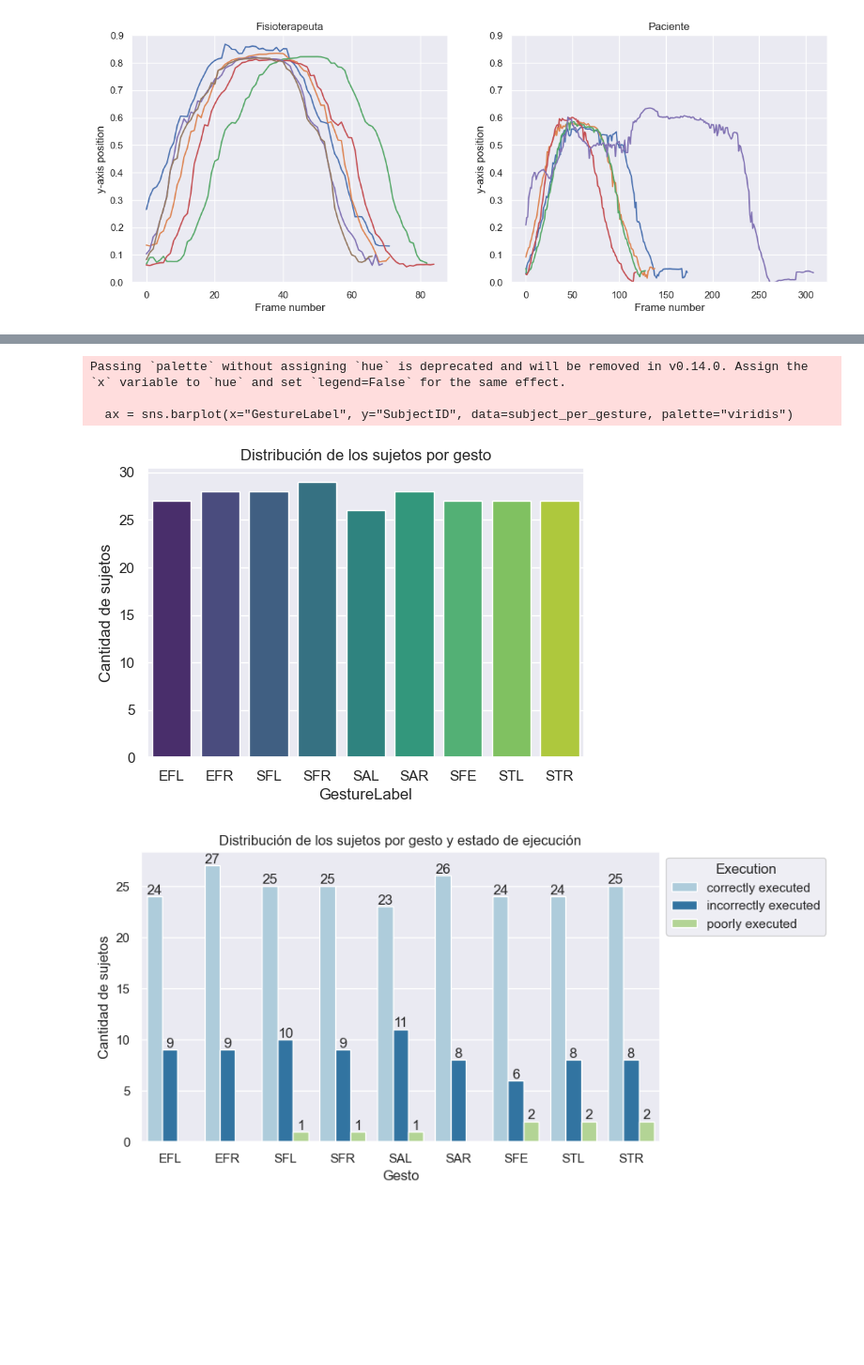
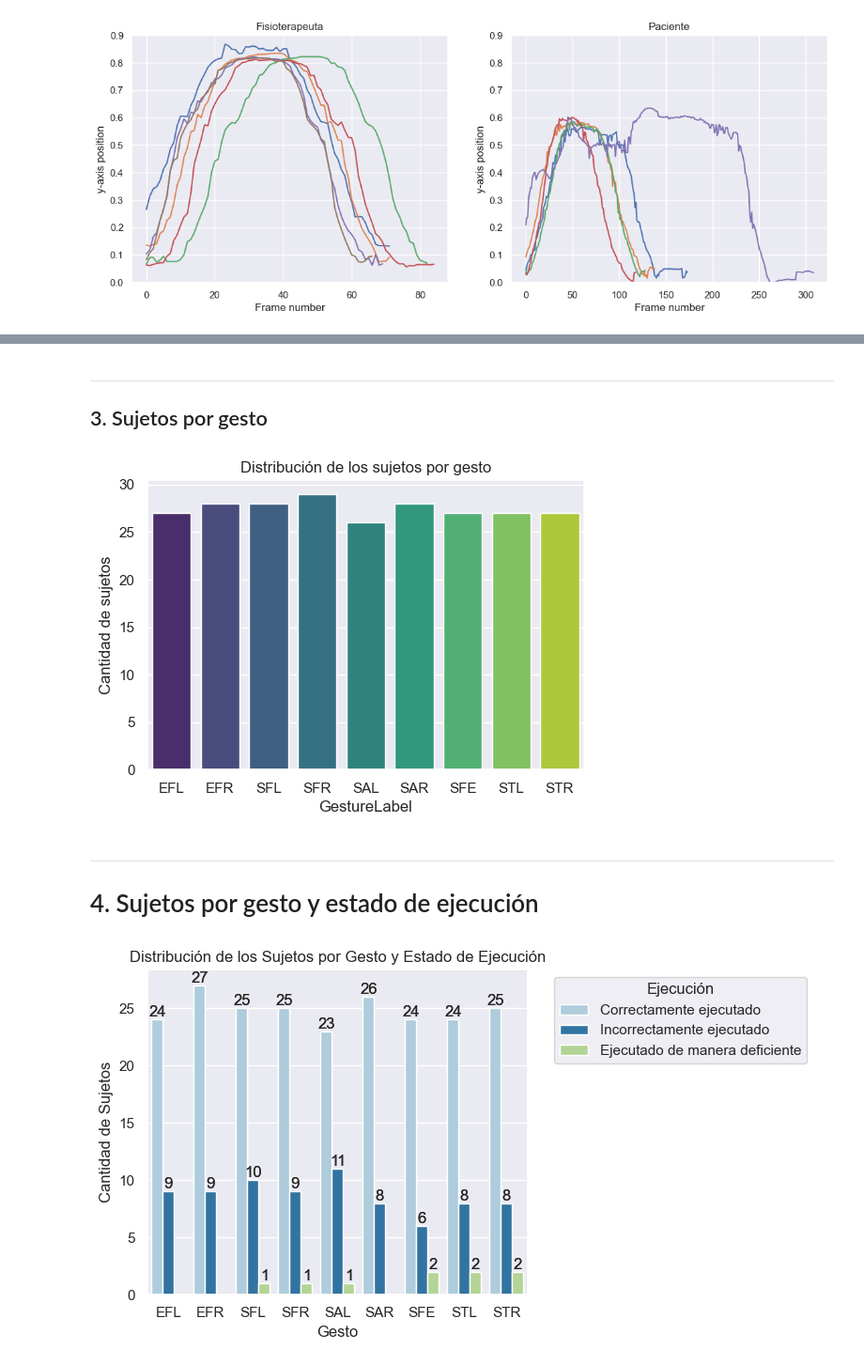
Before and after one commit to nmartinser/Telerehabilitation, a Jupyter notebook: notebooks/analisis_datos.ipynb, the cells around one changed output, grey strips where cells are left out. Shown at 94% size. Drawn from its saved outputs; the diff is of its cells as text; code cells hidden in the pictures; blank space fills up the shorter version.

```diff
--- a/notebooks/analisis_datos.ipynb
+++ b/notebooks/analisis_datos.ipynb
@@ -11,6 +32,6 @@ sns.set_theme(style="darkgrid")
 # %%
 # dataframe con toda la informacion recompilada de RawData
-df_data = pd.read_csv('../csvFiles/raw_pacientes.csv', dtype=object) # salida de leer_dataset.ipynb
+df_data = pd.read_csv('../Resultados/raw_pacientes.csv', dtype=object) # salida de leer_dataset.ipynb
 df_data.head() # visualizacion de la cabecera
 # %% [output]
 |  | SubjectID | GestureLabel | RepetitionNumber | CorrectLabel | Position | JointName | 3D_X | 3D_Y | ... |
@@ -99,49 +170,63 @@ Text(0, 0.5, 'Number of Patients')
+# %% [markdown]
+****
+## 3. Sujetos por gesto
 # %%
 subject_per_gesture = df_data.groupby("GestureLabel")["SubjectID"].nunique().reset_index()
 
-plt.figure(figsize=(6,4))
+# Crear el gráfico de barras
+plt.figure(figsize=(6, 4))
 ax = sns.barplot(x="GestureLabel", y="SubjectID", data=subject_per_gesture, palette="viridis")
-# Set the x-axis ticks to the desired labels
 
-# Set the x-axis ticks to the desired labels
+# Configurar las etiquetas del eje x con los gestos
 gesture_labels = ['EFL', 'EFR', 'SFL', 'SFR', 'SAL', 'SAR', 'SFE', 'STL', 'STR']
+ax.set_xticks(range(len(gesture_labels)))
 ax.set_xticklabels(gesture_labels)
 
+# Añadir título y etiquetas a los ejes
 ax.set_title("Distribución de los sujetos por gesto")
 ax.set_xlabel("GestureLabel")
 ax.set_ylabel("Cantidad de sujetos")
 plt.show()
 # %% [output]
-Passing `palette` without assigning `hue` is deprecated and will be removed in v0.14.0. Assign the `x` variable to `hue` and set `legend=False` for the same effect.
-
-  ax = sns.barplot(x="GestureLabel", y="SubjectID", data=subject_per_gesture, palette="viridis")
 [figure]
+# %% [markdown]
+*****
+# 4. Sujetos por gesto y estado de ejecución
 # %%
 subject_count_per_gesture_correct = df_data.groupby(["GestureLabel", "CorrectLabel"])["SubjectID"].nunique().reset_index()
 
 # Plotting
 plt.figure(figsize=(8, 4.5))
 ax = sns.barplot(x="GestureLabel", y="SubjectID", hue="CorrectLabel",
                  data=subject_count_per_gesture_correct, palette="Paired")
 
-ax.set_title("Distribución de los sujetos por gesto y estado de ejecución")
+# Crear el gráfico de barras con la separación por estado de ejecución (hue)
+ax = sns.barplot(x="GestureLabel", y="SubjectID", hue="CorrectLabel",
+                 data=subject_count_per_gesture_correct, palette="Paired")
+
+# Añadir título y etiquetas a los ejes
+ax.set_title("Distribución de los Sujetos por Gesto y Estado de Ejecución")
 ax.set_xlabel("Gesto")
-ax.set_ylabel("Cantidad de sujetos")
+ax.set_ylabel("Cantidad de Sujetos")
 
-# Set the x-axis ticks to the desired labels
+# Configurar las etiquetas del eje x con los nombres de los gestos
 gesture_labels = ['EFL', 'EFR', 'SFL', 'SFR', 'SAL', 'SAR', 'SFE', 'STL', 'STR']
-ax.set_xticklabels(gesture_labels)
+ax.set_xticks(range(len(gesture_labels)))  # Establecer las posiciones de los ticks
+ax.set_xticklabels(gesture_labels)  # Establecer las etiquetas de los ticks
+# Modificar las etiquetas de la leyenda
+legend_labels = ['Correctamente ejecutado',
+                 'Incorrectamente ejecutado',
+                 'Ejecutado de manera deficiente']
+handles, labels = ax.get_legend_handles_labels()
+ax.legend(handles=handles, labels=legend_labels,
+          title='Ejecución', bbox_to_anchor=(1.05, 1), loc='upper left')
 
-# Modify the legend labels
-legend_labels = ['correctly executed', 'incorrectly executed', 'poorly executed']
-handles, labels = ax.get_legend_handles_labels()
-ax.legend(handles=handles, labels=legend_labels, title='Execution')
-sns.move_legend(ax, "upper left", bbox_to_anchor=(1, 1))
+# Añadir etiquetas a las barras
+for container in ax.containers:
+    ax.bar_label(container, fmt='%d')
 
-for i in ax.containers:
-    ax.bar_label(i,)
-
+plt.tight_layout()
 plt.show()
 # %% [output]
-[figure, old version]
+[figure, new version]
 # %% [markdown]
```
Also changed, not shown: parts of 17 cells of this notebook, 3 other files.
